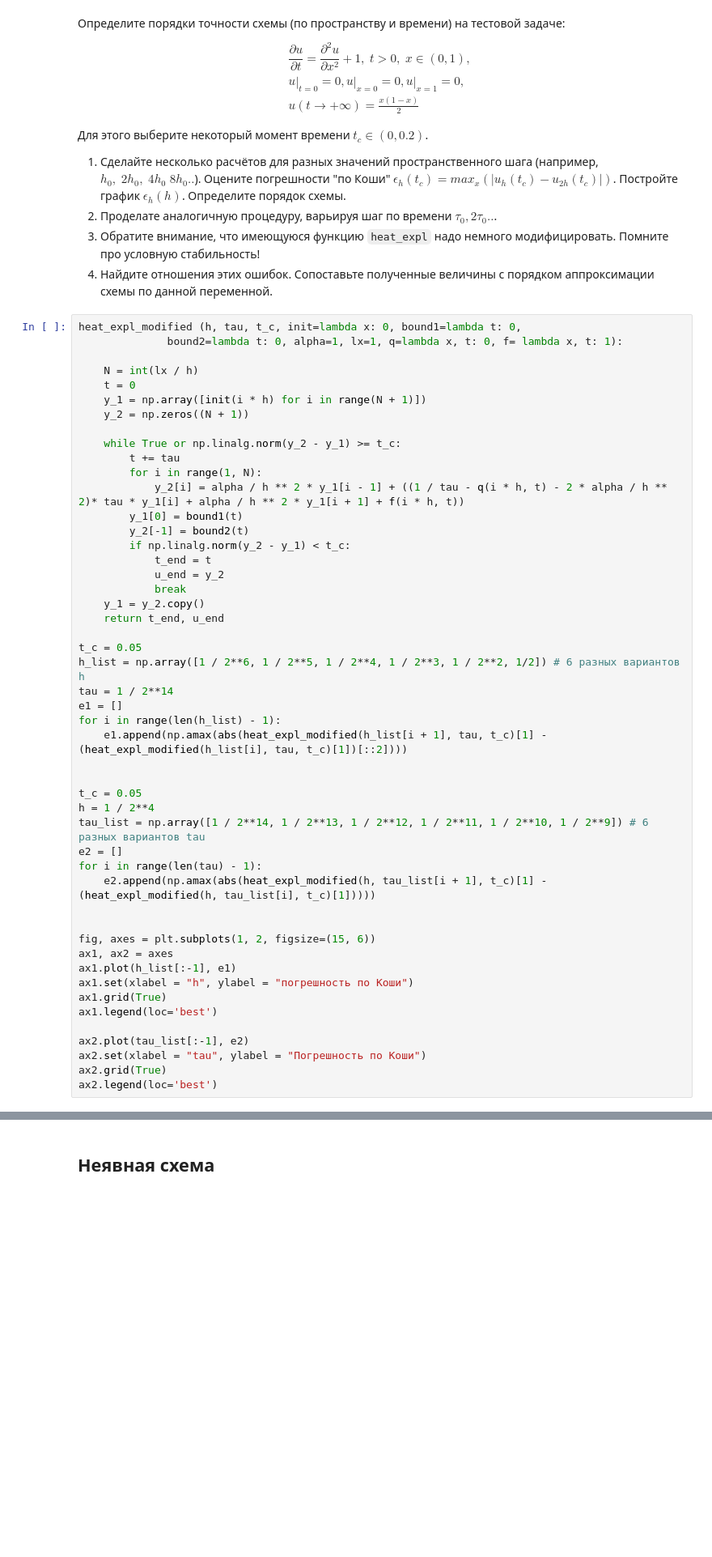
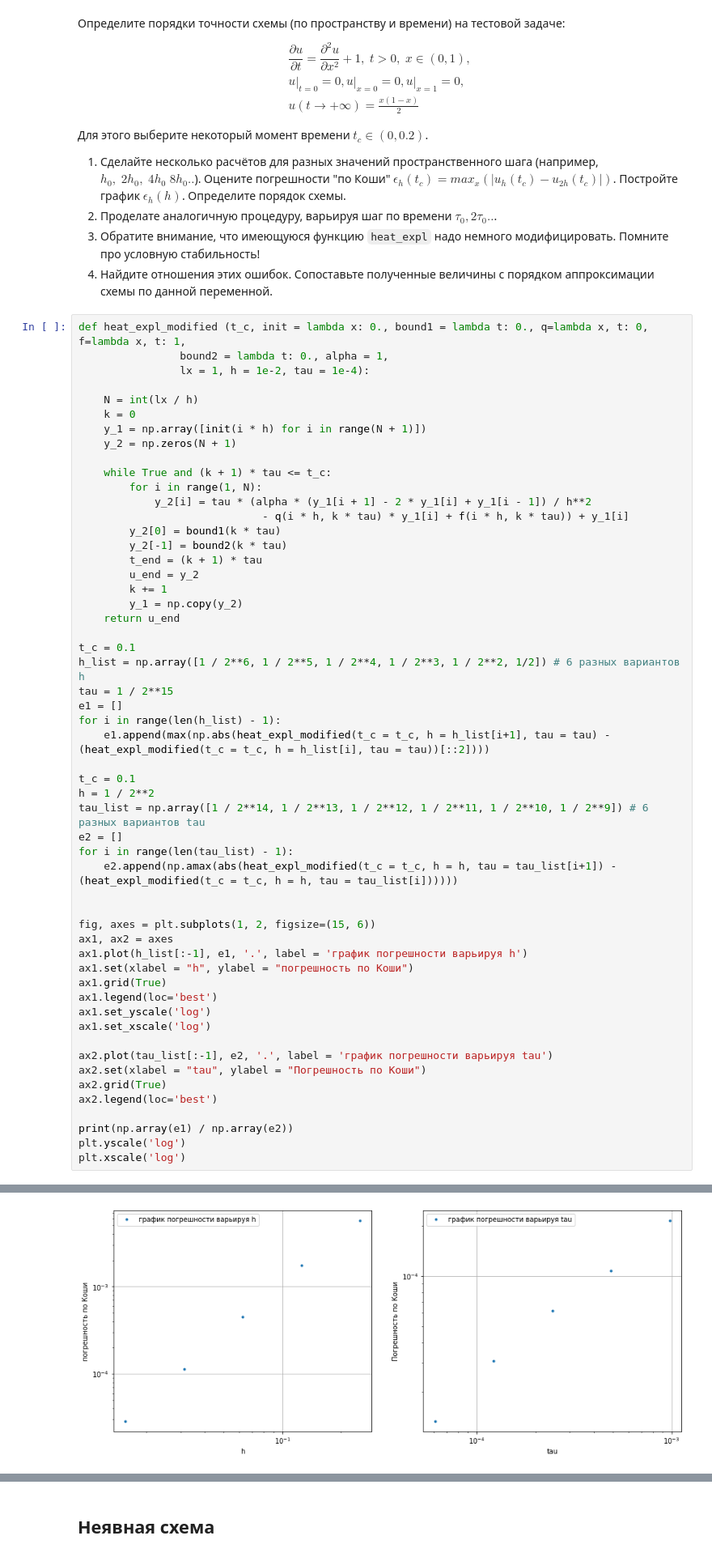
Before and after one commit to DziyanaC/---, a Jupyter notebook: diffusion_eq.ipynb, the cells around one changed output, grey strips where cells are left out. Shown: that part at 81% size. Saved outputs shown, nothing was run; the diff lists cells and outputs as text; blank space fills up the shorter version.

```diff
--- a/diffusion_eq.ipynb
+++ b/diffusion_eq.ipynb
@@ -294,51 +299,57 @@ u(t\to+\infty)= \frac{x(1-x)}{2}
 3. Обратите внимание, что имеющуюся функцию `heat_expl` надо немного модифицировать. Помните про условную стабильность!
 3. Найдите отношения этих ошибок. Сопоставьте полученные величины с порядком аппроксимации схемы по данной переменной.
 # %%
-heat_expl_modified (h, tau, t_c, init=lambda x: 0, bound1=lambda t: 0,
-              bound2=lambda t: 0, alpha=1, lx=1, q=lambda x, t: 0, f= lambda x, t: 1):
+def heat_expl_modified (t_c, init = lambda x: 0., bound1 = lambda t: 0., q=lambda x, t: 0, f=lambda x, t: 1,
+                bound2 = lambda t: 0., alpha = 1,
+                lx = 1, h = 1e-2, tau = 1e-4):
 
     N = int(lx / h)
-    t = 0
+    k = 0
     y_1 = np.array([init(i * h) for i in range(N + 1)])
-    y_2 = np.zeros((N + 1))
+    y_2 = np.zeros(N + 1)
 
-    while True or np.linalg.norm(y_2 - y_1) >= t_c:
-        t += tau
+    while True and (k + 1) * tau <= t_c:
         for i in range(1, N):
-            y_2[i] = alpha / h ** 2 * y_1[i - 1] + ((1 / tau - q(i * h, t) - 2 * alpha / h ** 2)* tau * y_1[i] + alpha / h ** 2 * y_1[i + 1] + f(i * h, t))
-        y_1[0] = bound1(t)
-        y_2[-1] = bound2(t)
-        if np.linalg.norm(y_2 - y_1) < t_c:
-            t_end = t
-            u_end = y_2
-            break
-    y_1 = y_2.copy()
-    return t_end, u_end
+            y_2[i] = tau * (alpha * (y_1[i + 1] - 2 * y_1[i] + y_1[i - 1]) / h**2
+                             - q(i * h, k * tau) * y_1[i] + f(i * h, k * tau)) + y_1[i]
+        y_2[0] = bound1(k * tau)
+        y_2[-1] = bound2(k * tau)
+        t_end = (k + 1) * tau
+        u_end = y_2
+        k += 1
+        y_1 = np.copy(y_2)
+    return u_end
 
-t_c = 0.05
+t_c = 0.1
 h_list = np.array([1 / 2**6, 1 / 2**5, 1 / 2**4, 1 / 2**3, 1 / 2**2, 1/2]) # 6 разных вариантов h
-tau = 1 / 2**14
+tau = 1 / 2**15
 e1 = []
 for i in range(len(h_list) - 1):
-    e1.append(np.amax(abs(heat_expl_modified(h_list[i + 1], tau, t_c)[1] - (heat_expl_modified(h_list[i], tau, t_c)[1])[::2])))
+    e1.append(max(np.abs(heat_expl_modified(t_c = t_c, h = h_list[i+1], tau = tau) - (heat_expl_modified(t_c = t_c, h = h_list[i], tau = tau))[::2])))
 
-
-t_c = 0.05
-h = 1 / 2**4
+t_c = 0.1
+h = 1 / 2**2
 tau_list = np.array([1 / 2**14, 1 / 2**13, 1 / 2**12, 1 / 2**11, 1 / 2**10, 1 / 2**9]) # 6 разных вариантов tau
 e2 = []
-for i in range(len(tau) - 1):
-    e2.append(np.amax(abs(heat_expl_modified(h, tau_list[i + 1], t_c)[1] - (heat_expl_modified(h, tau_list[i], t_c)[1]))))
+for i in range(len(tau_list) - 1):
+    e2.append(np.amax(abs(heat_expl_modified(t_c = t_c, h = h, tau = tau_list[i+1]) - (heat_expl_modified(t_c = t_c, h = h, tau = tau_list[i])))))
 
 
 fig, axes = plt.subplots(1, 2, figsize=(15, 6))
 ax1, ax2 = axes
-ax1.plot(h_list[:-1], e1)
+ax1.plot(h_list[:-1], e1, '.', label = 'график погрешности варьируя h')
 ax1.set(xlabel = "h", ylabel = "погрешность по Коши")
 ax1.grid(True)
 ax1.legend(loc='best')
+ax1.set_yscale('log')
+ax1.set_xscale('log')
 
-ax2.plot(tau_list[:-1], e2)
+ax2.plot(tau_list[:-1], e2, '.', label = 'график погрешности варьируя tau')
 ax2.set(xlabel = "tau", ylabel = "Погрешность по Коши")
 ax2.grid(True)
 ax2.legend(loc='best')
+
+print(np.array(e1) / np.array(e2))
+plt.yscale('log')
+plt.xscale('log')
+# %% [output]
@@ -344,0 +357 @@ ax2.legend(loc='best')
+[figure, added]
```
Also changed, not shown: parts of 11 cells of this notebook.
